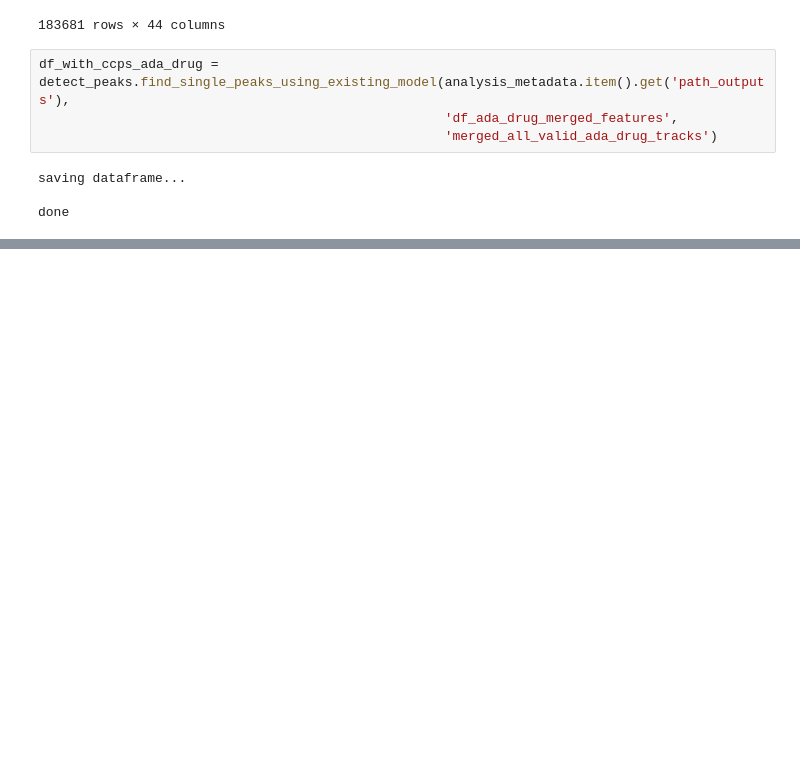
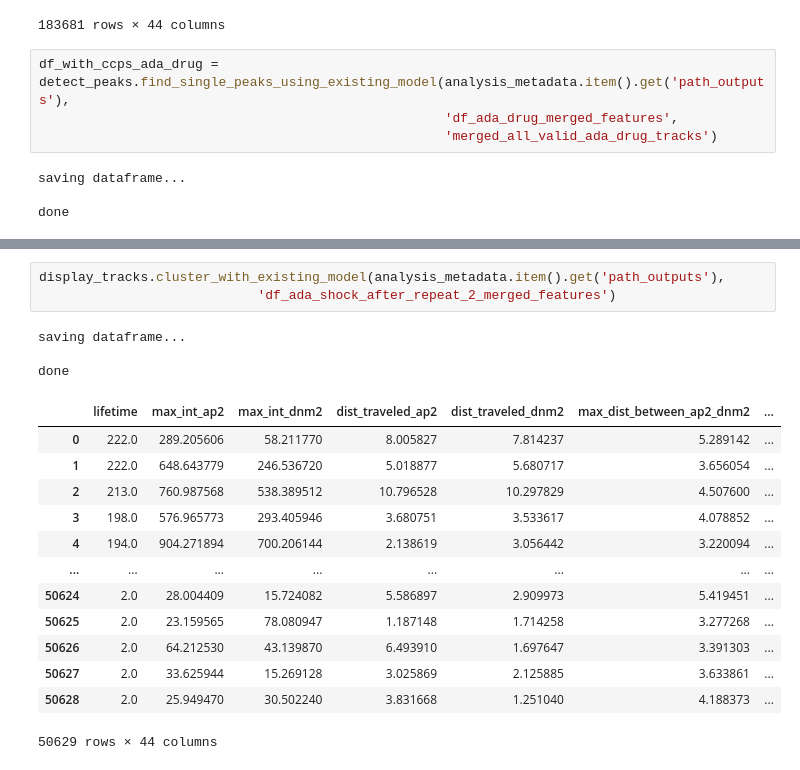
Before and after one commit to DrubinBarnes/Jin_Shirazinejad_et_al_branched_actin_manuscript, a Jupyter notebook: analysis/simplified_workflow/nb07_simplified.ipynb, the cells around one changed output, grey strips where cells are left out. Cells and saved outputs as stored; diff of their text form; blank space fills up the shorter version.

```diff
--- a/analysis/simplified_workflow/nb07_simplified.ipynb
+++ b/analysis/simplified_workflow/nb07_simplified.ipynb
@@ -343,0 +432,20 @@ done
+# %%
+display_tracks.cluster_with_existing_model(analysis_metadata.item().get('path_outputs'),
+                            'df_ada_shock_after_repeat_2_merged_features')
+# %% [output]
+saving dataframe...
+
+done
+|  | lifetime | max_int_ap2 | max_int_dnm2 | dist_traveled_ap2 | dist_traveled_dnm2 | max_dist_between_ap2_dnm2 | ... |
+| 0 | 222.0 | 289.205606 | 58.211770 | 8.005827 | 7.814237 | 5.289142 | ... |
+| 1 | 222.0 | 648.643779 | 246.536720 | 5.018877 | 5.680717 | 3.656054 | ... |
+| 2 | 213.0 | 760.987568 | 538.389512 | 10.796528 | 10.297829 | 4.507600 | ... |
+| 3 | 198.0 | 576.965773 | 293.405946 | 3.680751 | 3.533617 | 4.078852 | ... |
+| 4 | 194.0 | 904.271894 | 700.206144 | 2.138619 | 3.056442 | 3.220094 | ... |
+| ... | ... | ... | ... | ... | ... | ... | ... |
+| 50624 | 2.0 | 28.004409 | 15.724082 | 5.586897 | 2.909973 | 5.419451 | ... |
+| 50625 | 2.0 | 23.159565 | 78.080947 | 1.187148 | 1.714258 | 3.277268 | ... |
+| 50626 | 2.0 | 64.212530 | 43.139870 | 6.493910 | 1.697647 | 3.391303 | ... |
+| 50627 | 2.0 | 33.625944 | 15.269128 | 3.025869 | 2.125885 | 3.633861 | ... |
+| 50628 | 2.0 | 25.949470 | 30.502240 | 3.831668 | 1.251040 | 4.188373 | ... |
+50629 rows × 44 columns
```
Also changed, not shown: parts of 6 cells of this notebook, 4 other files.
